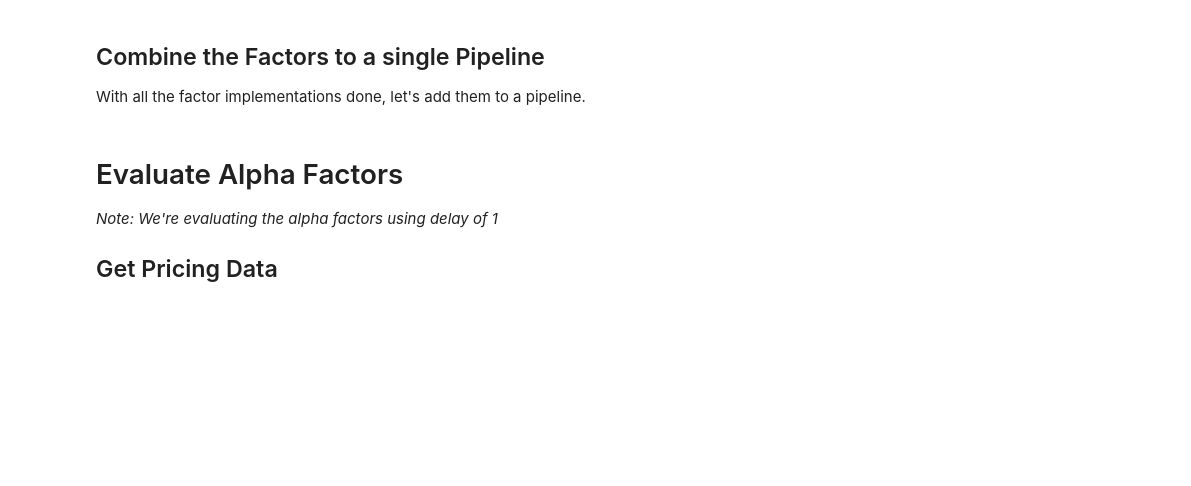
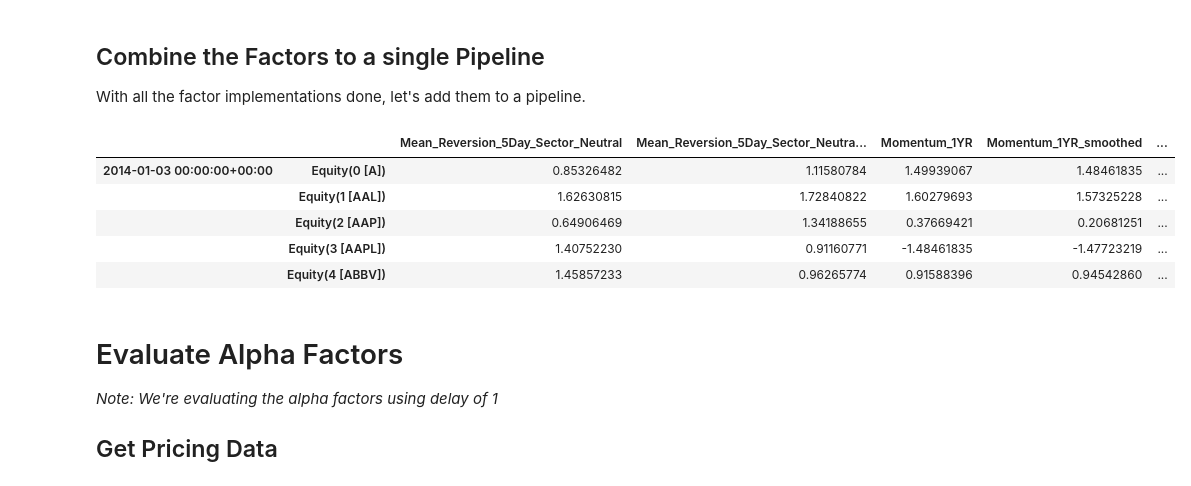
Before and after one commit to jeffrisandy/alpha_research, a Jupyter notebook: project_4_starter.ipynb, the cells around one changed output. Saved outputs shown, nothing was run; the diff lists cells and outputs as text; code cells hidden in the pictures; blank space fills up the shorter version.

```diff
--- a/project_4_starter.ipynb
+++ b/project_4_starter.ipynb
@@ -604,12 +579,21 @@ With the profile risk calculated, it's time to start working on the alpha factor
 Each factor will have a hypothesis that goes with it. For this factor, it is "Higher past 12-month (252 days) returns are proportional to future return." Using that hypothesis, we've generated this code:
 # %%
 from zipline.pipeline.factors import Returns
+from zipline.pipeline.factors import SimpleMovingAverage
 
 def momentum_1yr(window_length, universe, sector):
     return Returns(window_length=window_length, mask=universe) \
         .demean(groupby=sector) \
         .rank() \
         .zscore()
+
+def momentum_1yr_smoothed(window_length, universe, sector):
+    factor_unsmoothed = momentum_1yr(window_length, universe, sector)
+    return  (
+                SimpleMovingAverage(inputs=[factor_unsmoothed], window_length=5).
+                rank().
+                zscore()
+            )
 # %% [markdown]
 ## Mean Reversion 5 Day Sector Neutral Factor
 Now it's time for you to implement `mean_reversion_5day_sector_neutral` using the hypothesis "Short-term outperformers(underperformers) compared to their sector will revert." Use the returns data from `universe`, demean using the sector data to partition, rank, then converted to a zscore.
@@ -635,7 +619,10 @@ def mean_reversion_5day_sector_neutral(window_length, universe, sector):
 
     #TODO: Implement function
 
-    return None
+    return -Returns(window_length=window_length, mask=universe) \
+        .demean(groupby=sector) \
+        .rank() \
+        .zscore()
 
 
 project_tests.test_mean_reversion_5day_sector_neutral(mean_reversion_5day_sector_neutral)
@@ -680,8 +699,13 @@ def mean_reversion_5day_sector_neutral_smoothed(window_length, universe, sector)
     """
 
     #TODO: Implement function
-
-    return None
+    factor_mean_5 = mean_reversion_5day_sector_neutral(window_length, universe, sector)
+    factor_smoothed = (
+                        SimpleMovingAverage(inputs=[factor_mean_5], window_length=window_length).
+                        rank().
+                        zscore()
+                    )
+    return factor_smoothed
 
 
 project_tests.test_mean_reversion_5day_sector_neutral_smoothed(mean_reversion_5day_sector_neutral_smoothed)
@@ -746,26 +802,38 @@ With all the factor implementations done, let's add them to a pipeline.
 # %%
 universe = AverageDollarVolume(window_length=120).top(500)
 sector = project_helper.Sector()
 
 pipeline = Pipeline(screen=universe)
 pipeline.add(
     momentum_1yr(252, universe, sector),
     'Momentum_1YR')
+
+pipeline.add(
+    momentum_1yr_smoothed(252, universe, sector),
+    'Momentum_1YR_smoothed')
+
 pipeline.add(
     mean_reversion_5day_sector_neutral(5, universe, sector),
     'Mean_Reversion_5Day_Sector_Neutral')
 pipeline.add(
     mean_reversion_5day_sector_neutral_smoothed(5, universe, sector),
     'Mean_Reversion_5Day_Sector_Neutral_Smoothed')
 pipeline.add(
     overnight_sentiment(2, 5, universe),
     'Overnight_Sentiment')
 pipeline.add(
     overnight_sentiment_smoothed(2, 5, universe),
     'Overnight_Sentiment_Smoothed')
 all_factors = engine.run_pipeline(pipeline, factor_start_date, universe_end_date)
 
 all_factors.head()
+# %% [output]
+|  |  | Mean_Reversion_5Day_Sector_Neutral | Mean_Reversion_5Day_Sector_Neutra... | Momentum_1YR | Momentum_1YR_smoothed | ... |
+| 2014-01-03 00:00:00+00:00 | Equity(0 [A]) | 0.85326482 | 1.11580784 | 1.49939067 | 1.48461835 | ... |
+|  | Equity(1 [AAL]) | 1.62630815 | 1.72840822 | 1.60279693 | 1.57325228 | ... |
+|  | Equity(2 [AAP]) | 0.64906469 | 1.34188655 | 0.37669421 | 0.20681251 | ... |
+|  | Equity(3 [AAPL]) | 1.40752230 | 0.91160771 | -1.48461835 | -1.47723219 | ... |
+|  | Equity(4 [ABBV]) | 1.45857233 | 0.96265774 | 0.91588396 | 0.94542860 | ... |
 # %% [markdown]
 # Evaluate Alpha Factors
 *Note:* _We're evaluating the alpha factors using delay of 1_
```
Also changed, not shown: parts of 15 cells of this notebook.
